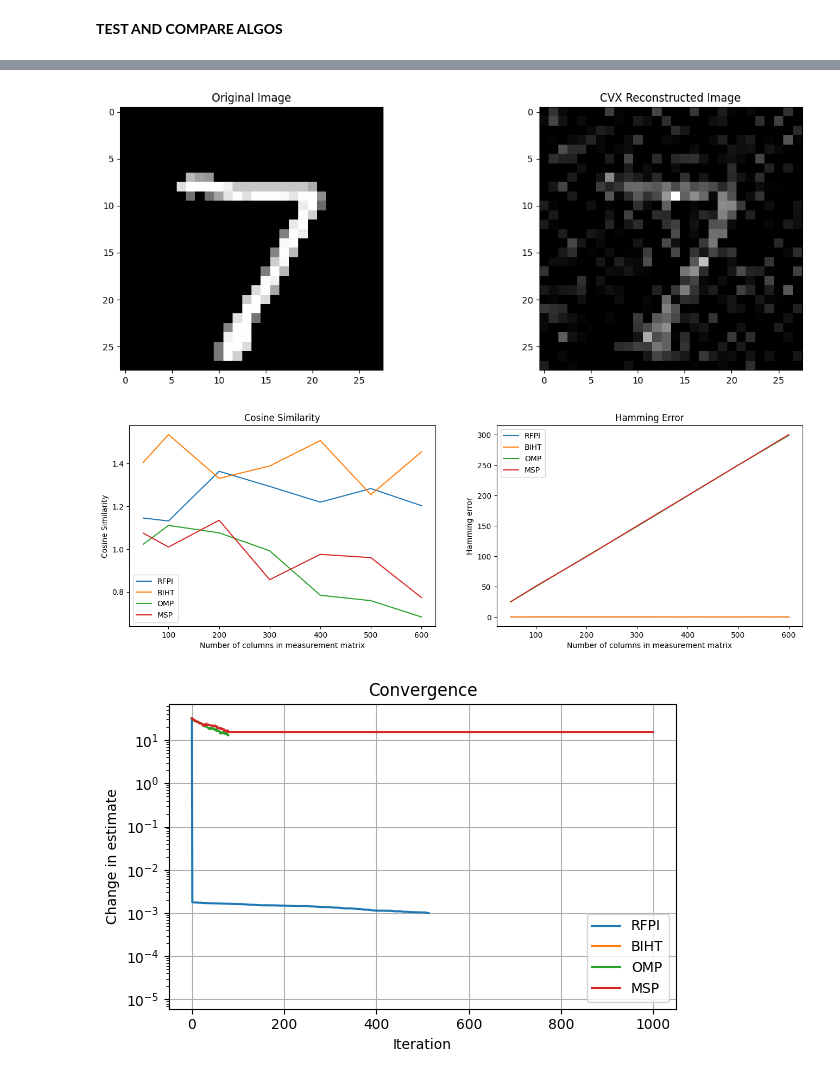
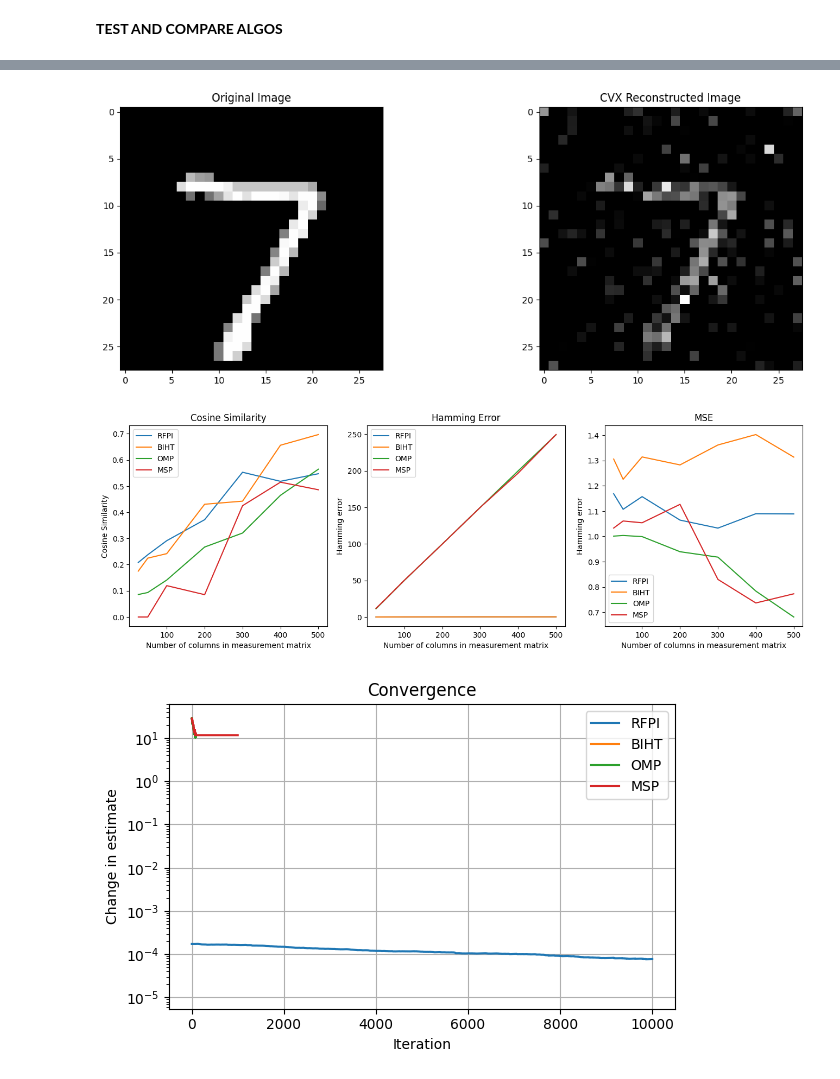
Before and after one commit to josephine-king/EE4740_ImageCompression, a Jupyter notebook: image_compression.ipynb, the cells around one changed output, grey strips where cells are left out. Cells and saved outputs as stored; diff of their text form; code cells hidden in the pictures.

Commit message:
updating plotting

```diff
--- a/image_compression.ipynb
+++ b/image_compression.ipynb
@@ -297,10 +297,12 @@ def test_algo(algo, num_images, sparse_data, measurement_dims, step_size, lamda,
 
     mses = []
     hamming_errors = []
+    cosine_sims = []
 
     for m in measurement_dims:
         mse_dim = []
         hamming_error_dim = []
+        cosine_sim_dim = []
         for idx in range(0,num_images):
             curr_data = sparse_data[idx,:]
             meas_matrix = make_meas_matrix(m,784)
@@ -310,63 +312,60 @@ def test_algo(algo, num_images, sparse_data, measurement_dims, step_size, lamda,
                 estimate, convergence = rfpi(meas_matrix, measurement, step_size, lamda, threshold, max_iter)
             elif (algo == "biht"):
                 estimate, convergence = biht(meas_matrix, measurement, lamda, step_size, sparsity, threshold, max_iter)
-
             elif (algo=='one_bit_omp'):
                 estimate, convergence=one_bit_omp(meas_matrix, measurement.flatten(), sparsity, max_iter)
-
             elif(algo=='msp'):
                 estimate, convergence=msp(meas_matrix, measurement.flatten(), sparsity, max_iter)
-
             elif(algo=='inbuilt_solver'):
                 estimate,convergence=convex_l1_sign(meas_matrix, measurement.flatten(), max_iters=1000)
 
 
-            # Renormalize for plotting
-            estimate = abs(estimate) * 255/(np.max(abs(estimate)))
+            # Zero-out negative values - these are erroneous
+            estimate[estimate < 0] = 0
+            # Renormalize
+            estimate = estimate * 255/(np.max(estimate))
+
             hamming_error = calculate_hamming_error(measurement, meas_matrix, estimate)
             hamming_error_dim.append(hamming_error)
             mse = calculate_normalized_mse(curr_data, estimate)
             mse_dim.append(mse)
-
+            cosine_sim = calculate_cosine_similarity(curr_data, estimate)
+            cosine_sim_dim.append(cosine_sim)
 
         mses.append(np.mean(mse_dim))
         hamming_errors.append(np.mean(hamming_error_dim))
+        cosine_sims.append(np.mean(cosine_sim_dim))
 
-    return mses, hamming_errors, curr_data, estimate, convergence
+    return cosine_sims, mses, hamming_errors, curr_data, estimate, convergence
 # %% [markdown]
 **TEST AND COMPARE ALGOS**
 # %%
-meas_matrix_dims = [50,100,200,300,400,500,600]
+meas_matrix_dims = [25,50,100,200,300,400,500]
 num_img = 1
 data = import_mnist_data(num_img)
 sparse_data = sparsify_data(data, 100)
 
-mses_rfpi, hamming_errors_rfpi, curr_data, estimate_rfpi, convergence_rfpi = test_algo("rfpi", num_img, sparse_data, meas_matrix_dims, 1e-5, 0.1, 0, 1e-3, 1000)
-mses_biht, hamming_errors_biht, curr_data, estimate_biht, convergence_biht = test_algo("biht", num_img, sparse_data, meas_matrix_dims, 1e-5, 0.1, 80, 1e-3, 1000)
-mses_omp, hamming_errors_omp, curr_data, estimate_omp, convergence_omp = test_algo("one_bit_omp", num_img, sparse_data, meas_matrix_dims, 1e-5, 0.1, 80, 1e-3, 1000)
-mses_msp, hamming_errors_msp, curr_data, estimate_msp, convergence_msp = test_algo("msp", num_img, sparse_data, meas_matrix_dims, 1e-5, 0.1, 80, 1e-3, 1000)
-mses_cvx, hamming_errors_cvx, curr_data, estimate_cvx, convergence_cvx = test_algo("inbuilt_solver", num_img, sparse_data, meas_matrix_dims, 1e-5, 0.1, 80, 1e-3, 1000)
-
-
+cosine_sim_rfpi, mses_rfpi, hamming_errors_rfpi, curr_data, estimate_rfpi, convergence_rfpi = test_algo("rfpi", num_img, sparse_data, meas_matrix_dims, 1e-4, 10, 0, 1e-5, 10000)
+cosine_sim_biht, mses_biht, hamming_errors_biht, curr_data, estimate_biht, convergence_biht = test_algo("biht", num_img, sparse_data, meas_matrix_dims, 1e-5, 0.1, 80, 1e-3, 1000)
+cosine_sim_omp, mses_omp, hamming_errors_omp, curr_data, estimate_omp, convergence_omp = test_algo("one_bit_omp", num_img, sparse_data, meas_matrix_dims, 1e-5, 0.1, 80, 1e-3, 1000)
+cosine_sim_msp, mses_msp, hamming_errors_msp, curr_data, estimate_msp, convergence_msp = test_algo("msp", num_img, sparse_data, meas_matrix_dims, 1e-5, 0.1, 80, 1e-3, 1000)
+cosine_sim_cvx, mses_cvx, hamming_errors_cvx, curr_data, estimate_cvx, convergence_cvx = test_algo("inbuilt_solver", num_img, sparse_data, meas_matrix_dims, 1e-5, 0.1, 80, 1e-3, 1000)
 
 plot_algos(curr_data, estimate_rfpi, "RFPI Reconstructed Image")
 plot_algos(curr_data, estimate_biht, "BIHT Reconstructed Image")
-
 plot_algos(curr_data, estimate_omp, "One Bit OMP Reconstructed Image")
 plot_algos(curr_data, estimate_msp, "MSP Reconstructed Image")
-
 plot_algos(curr_data, estimate_cvx, "CVX Reconstructed Image")
 
 
-
-fig, axs = plt.subplots(1, 2)
+fig, axs = plt.subplots(1, 3)
 fig.set_figwidth(16)
-axs[0].plot(meas_matrix_dims, mses_rfpi)
-axs[0].plot(meas_matrix_dims, mses_biht)
-axs[0].plot(meas_matrix_dims,mses_omp)
-axs[0].plot(meas_matrix_dims,mses_msp)
+axs[0].plot(meas_matrix_dims, cosine_sim_rfpi)
+axs[0].plot(meas_matrix_dims, cosine_sim_biht)
+axs[0].plot(meas_matrix_dims,cosine_sim_omp)
+axs[0].plot(meas_matrix_dims,cosine_sim_msp)
 axs[0].set_title("Cosine Similarity")
-axs[0].set_xlabel("Number of columns in measurement matrix")
+axs[0].set_xlabel("Number of measurements")
 axs[0].set_ylabel("Cosine Similarity")
 axs[0].legend(["RFPI", "BIHT","OMP","MSP"])
 axs[1].plot(meas_matrix_dims, hamming_errors_rfpi)
@@ -374,9 +373,17 @@ axs[1].plot(meas_matrix_dims, hamming_errors_biht)
 axs[1].plot(meas_matrix_dims,hamming_errors_omp)
 axs[1].plot(meas_matrix_dims,hamming_errors_msp)
 axs[1].set_title("Hamming Error")
-axs[1].set_xlabel("Number of columns in measurement matrix")
+axs[1].set_xlabel("Number of measurements")
 axs[1].set_ylabel("Hamming error")
 axs[1].legend(["RFPI", "BIHT","OMP","MSP"])
+axs[2].plot(meas_matrix_dims, mses_rfpi)
+axs[2].plot(meas_matrix_dims, mses_biht)
+axs[2].plot(meas_matrix_dims,mses_omp)
+axs[2].plot(meas_matrix_dims,mses_msp)
+axs[2].set_title("MSE")
+axs[2].set_xlabel("Number of measurements")
+axs[2].set_ylabel("Mean Squared Error")
+axs[2].legend(["RFPI", "BIHT","OMP","MSP"])
 plt.show()
 
 plt.figure(figsize=(6, 4))
@@ -399,3 +406,3 @@ plt.show()
-[figure, old version]
+[figure, new version]
-[figure, old version]
+[figure, new version]
-[figure, old version]
+[figure, new version]
```
Also changed, not shown: parts of 2 cells of this notebook.
